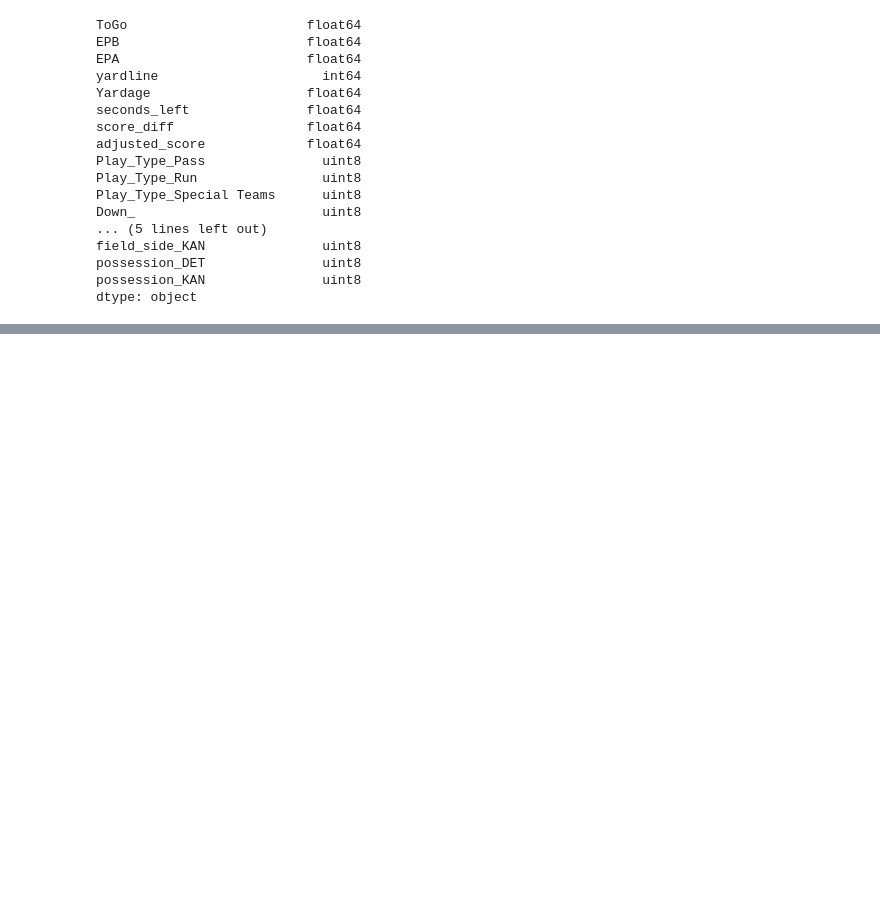
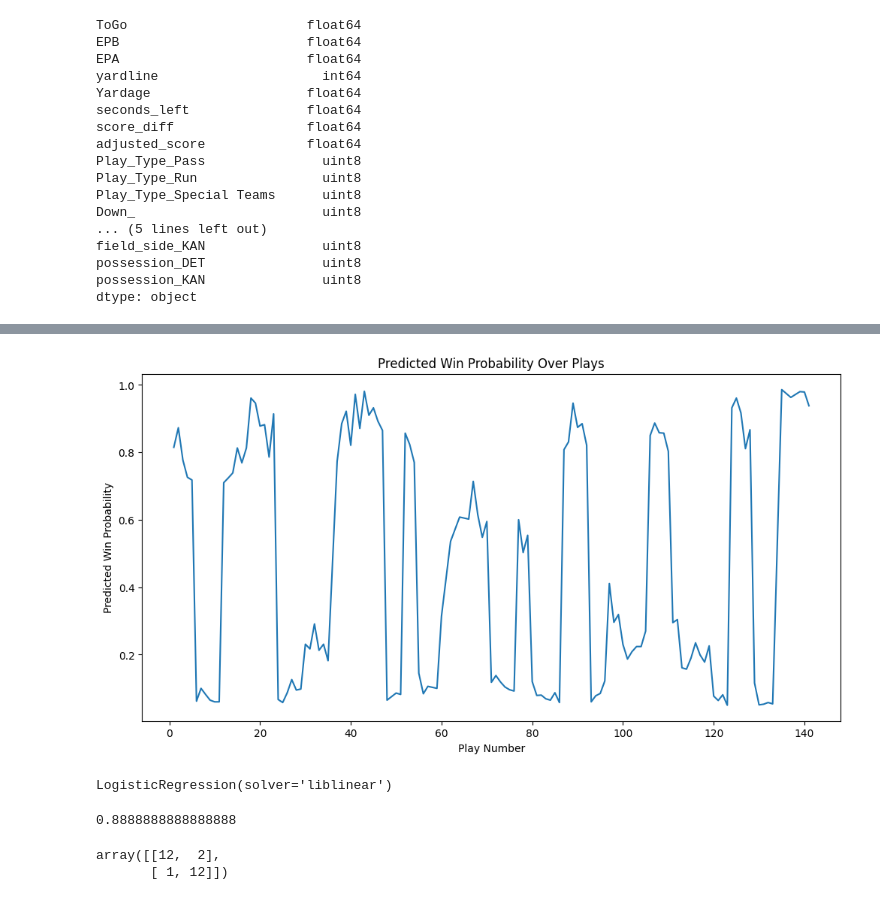
Before and after one commit to benkearsley/nfl_scraping_project, a Jupyter notebook: Random_forest_test.ipynb, the cells around one changed output, grey strips where cells are left out. Saved outputs shown, nothing was run; the diff lists cells and outputs as text; code cells hidden in the pictures; blank space fills up the shorter version.

```diff
--- a/Random_forest_test.ipynb
+++ b/Random_forest_test.ipynb
@@ -200,0 +284,24 @@ accuracy
+# %%
+X_play_by_play = new_data
+
+# Predict win probabilities using the trained RandomForestClassifier
+predicted_win_probabilities_rf = rf_classifier.predict_proba(X_play_by_play)[:, 1]
+
+# Create a new DataFrame combining play-by-play data and predicted win probabilities
+play_by_play_with_prob_rf = new_data.reset_index()
+play_by_play_with_prob_rf['predicted_win_probability'] = predicted_win_probabilities_rf
+
+# Plotting
+plt.figure(figsize=(12, 6))
+sns.lineplot(x='index', y='predicted_win_probability', data=play_by_play_with_prob_rf)
+plt.xlabel('Play Number')
+plt.ylabel('Predicted Win Probability')
+plt.title('Predicted Win Probability Over Plays')
+plt.show()
+# %% [output]
+[figure, added]
+# %%
+log_model = LogisticRegression(solver='liblinear')
+log_model.fit(X_train, y_train)
+# %% [output]
+LogisticRegression(solver='liblinear')
@@ -200,0 +315,9 @@ accuracy
+# %%
+accuracy
+# %% [output]
+0.8888888888888888
+# %%
+conf_matrix
+# %% [output]
+array([[12,  2],
+       [ 1, 12]])
```
Also changed, not shown: parts of 18 cells of this notebook, 1 other file.
